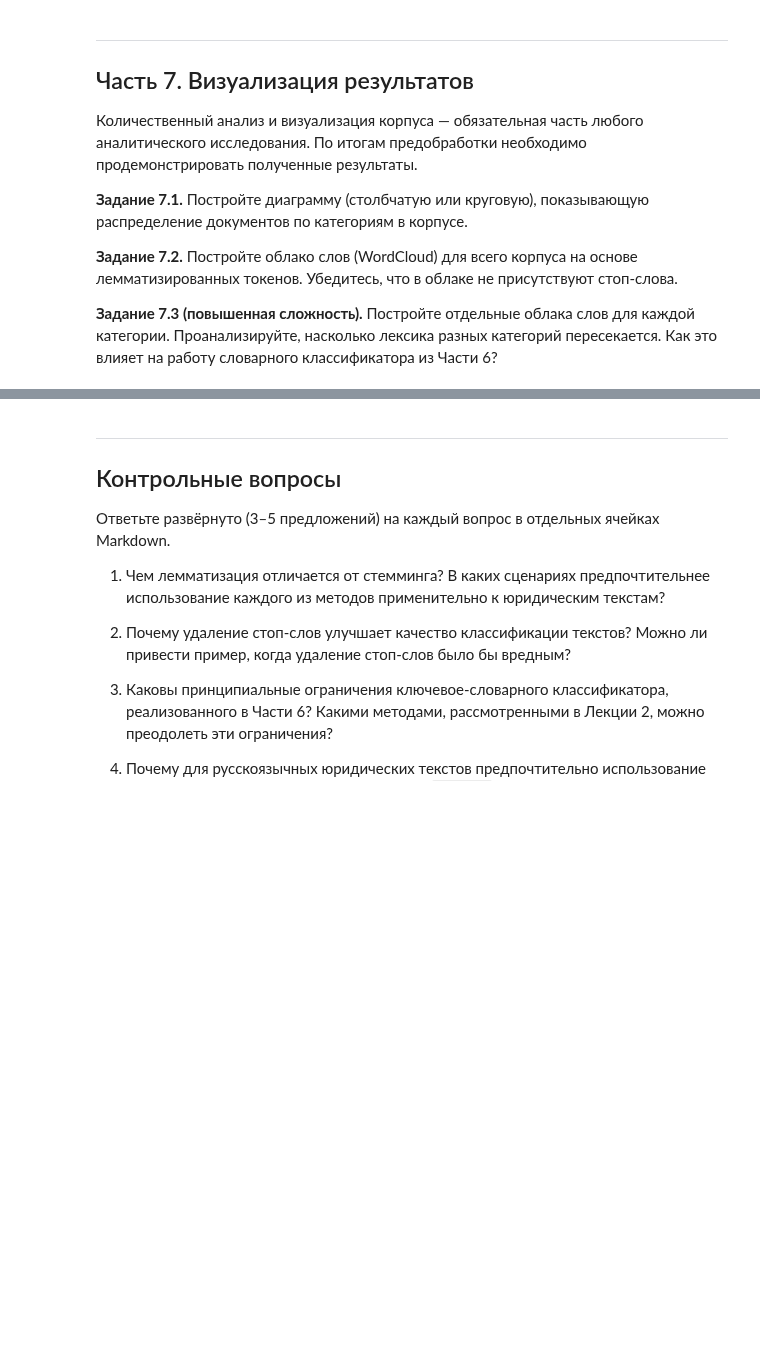
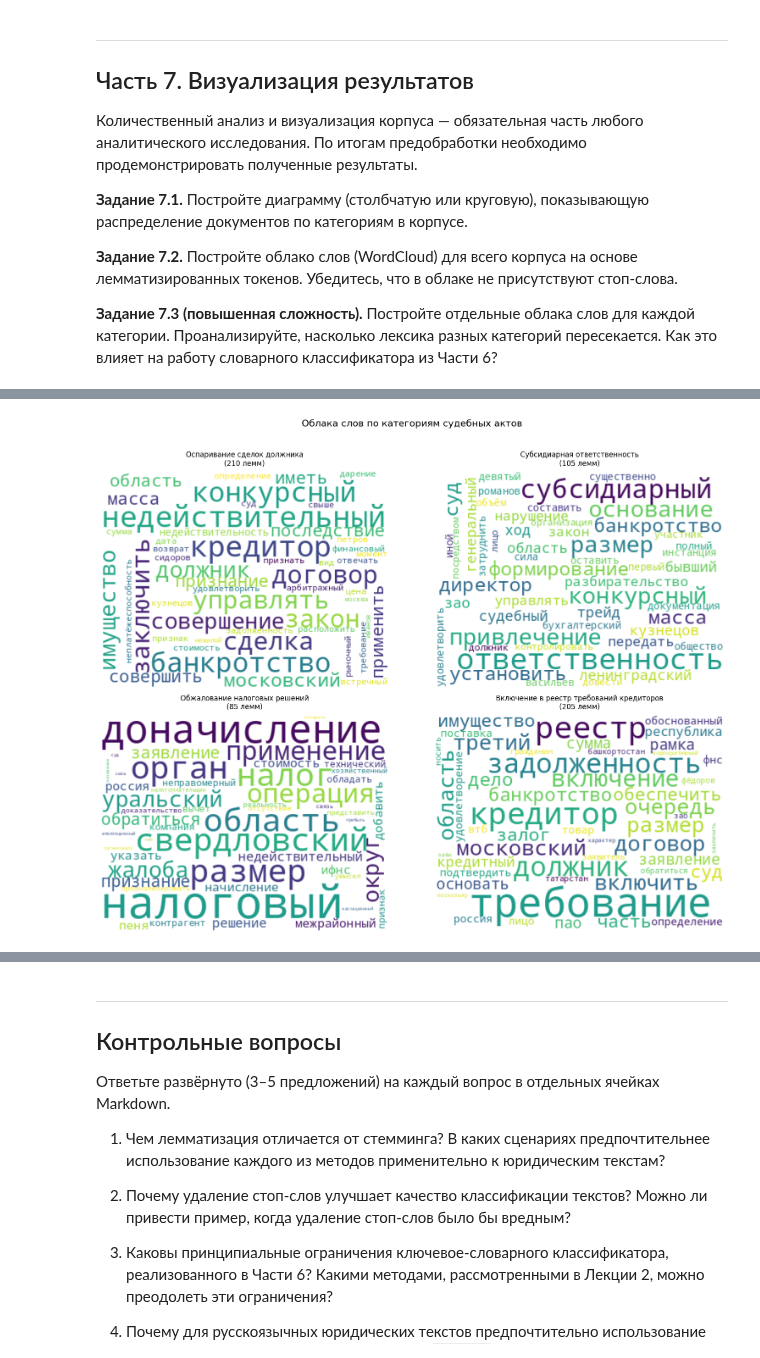
Before and after one commit to Cpr4z/ISS, a Jupyter notebook: labs/lab01/src/lab1.ipynb, the cells around one changed output, grey strips where cells are left out. Cells and saved outputs as stored; diff of their text form; code cells hidden in the pictures; blank space fills up the shorter version.

```diff
--- a/labs/lab01/src/lab1.ipynb
+++ b/labs/lab01/src/lab1.ipynb
@@ -524,0 +1014,97 @@ total = len(tokenized_corpus)
+# %%
+# TODO (Задание 7.3): отдельные облака слов по категориям
+
+# Ваш код здесь:
+
+category_lemmas = defaultdict(list)
+
+for doc in tokenized_corpus:
+    category = doc['category']
+    category_lemmas[category].extend(doc['lemmas'])
+
+fig, axes = plt.subplots(2, 2, figsize=(16, 12))
+axes = axes.flatten()
+
+background_colors = ['#f0f0f0', '#f0f0f0', '#f0f0f0', '#f0f0f0']
+
+for idx, (category, lemmas) in enumerate(category_lemmas.items()):
+    text = ' '.join(lemmas)
+
+    wordcloud = WordCloud(
+        width=400,
+        height=300,
+        background_color='white',
+        max_words=50,
+        collocations=False,
+        random_state=42
+    ).generate(text)
+
+    axes[idx].imshow(wordcloud, interpolation='bilinear')
+    axes[idx].axis('off')
+    axes[idx].set_title(f'{category}\n({len(lemmas)} лемм)', fontsize=12, pad=10)
+
+plt.suptitle('Облака слов по категориям судебных актов', fontsize=16, y=1.02)
+plt.tight_layout()
+plt.show()
+
+print("\n" + "=" * 70)
+print("АНАЛИЗ ПЕРЕСЕЧЕНИЯ ЛЕКСИКИ МЕЖДУ КАТЕГОРИЯМИ")
+print("=" * 70)
+
+category_sets = {}
+for category, lemmas in category_lemmas.items():
+    category_sets[category] = set(lemmas)
+
+categories = list(category_sets.keys())
+for i in range(len(categories)):
+    for j in range(i+1, len(categories)):
+        cat1 = categories[i]
+        cat2 = categories[j]
+
+        set1 = category_sets[cat1]
+        set2 = category_sets[cat2]
+
+        intersection = set1.intersection(set2)
+        union = set1.union(set2)
+
+        jaccard = len(intersection) / len(union) if union else 0
+
+        print(f"\n{cat1}  ↔  {cat2}")
+        print(f"  Общих лемм: {len(intersection)}")
+        print(f"  Уникальных в {cat1}: {len(set1 - set2)}")
+        print(f"  Уникальных в {cat2}: {len(set2 - set1)}")
+        print(f"  Коэффициент Жаккара: {jaccard:.3f}")
+
+        if intersection:
+            common_lemmas = list(intersection)[:5]
+            print(f"  Примеры общих лемм: {', '.join(common_lemmas)}")
+
+print("\n" + "=" * 70)
+print("ВЛИЯНИЕ НА РАБОТУ СЛОВАРНОГО КЛАССИФИКАТОРА")
+print("=" * 70)
+
+print("""
+1. ПРОБЛЕМА ПЕРЕСЕЧЕНИЯ ЛЕКСИКИ:
+   - Чем выше пересечение лемм между категориями, тем сложнее классификатору
+     различать документы
+   - Общие юридические термины ('суд', 'дело', 'заявление') присутствуют во всех
+     категориях и создают "шум"
+
+2. КЛЮЧЕВЫЕ НАБЛЮДЕНИЯ:
+   - Категории "Оспаривание сделок должника" и "Субсидиарная ответственность"
+     имеют наибольшее пересечение, так как обе связаны с банкротством
+   - "Обжалование налоговых решений" наиболее специфична и меньше пересекается
+     с другими категориями
+   - "Включение в реестр требований кредиторов" делит общую лексику с категориями
+     банкротства ('кредитор', 'должник', 'требование')
+
+3. ВЫВОДЫ ДЛЯ КЛАССИФИКАТОРА:
+   - Ошибки классификации наиболее вероятны между категориями с высоким
+     коэффициентом Жаккара (сильное пересечение)
+   - Для улучшения точности необходимо добавлять более специфичные ключевые слова,
+     характерные только для одной категории
+   - Можно использовать взвешивание слов (TF-IDF) вместо простого подсчета
+     совпадений
+""")
+# %% [output]
+[figure, added]
```
Also changed, not shown: parts of 29 cells of this notebook, 9 other files.
